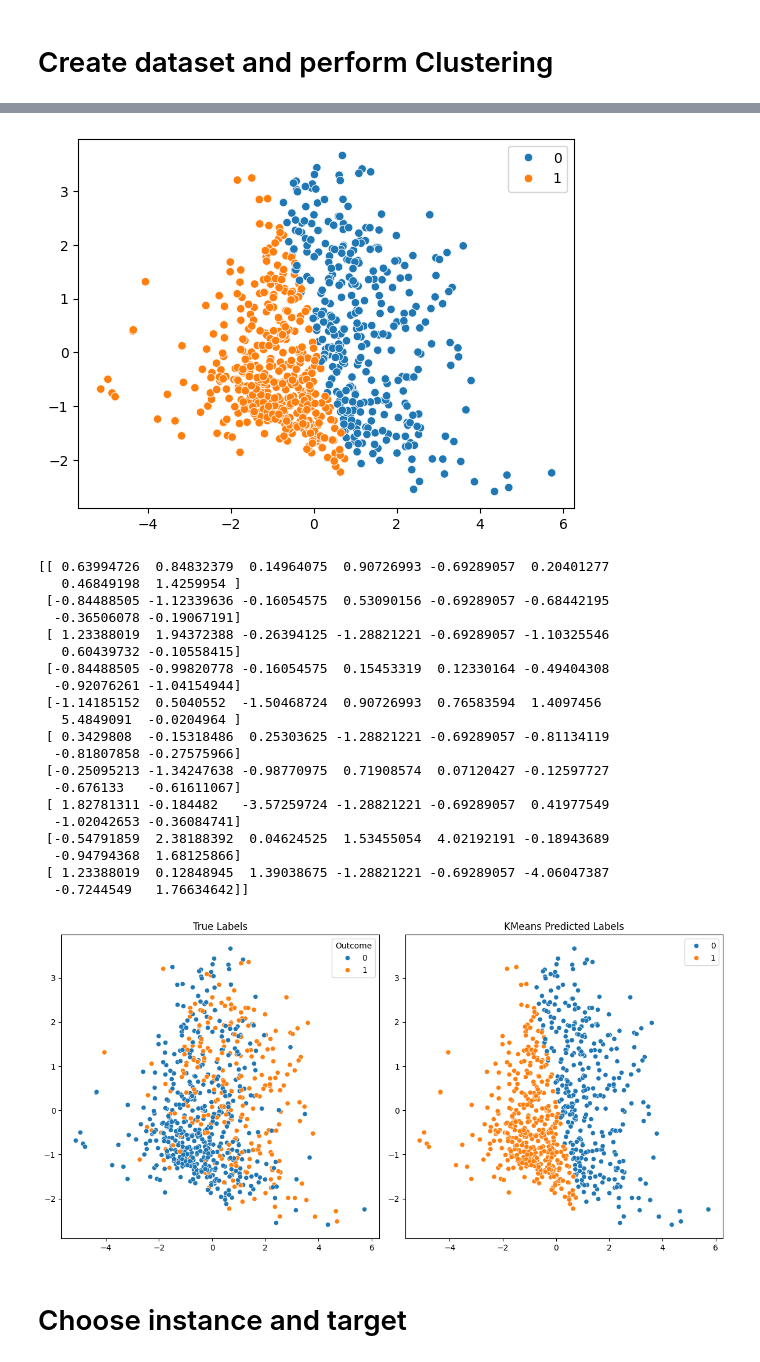
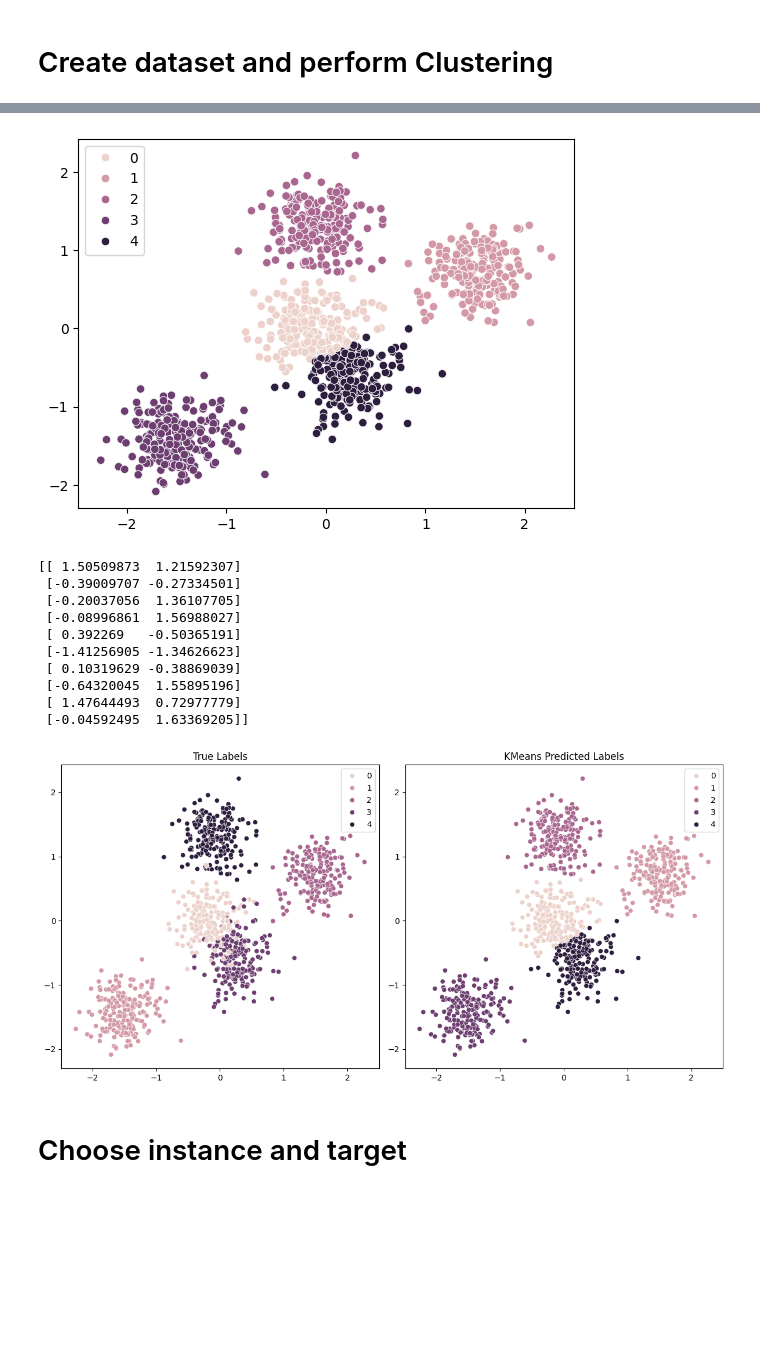
Before and after one commit to jepp3183/Thesis2025, a Jupyter notebook: code/threshold_tree_testing.ipynb, the cells around one changed output, grey strips where cells are left out. Cells and saved outputs as stored; diff of their text form; code cells hidden in the pictures; blank space fills up the shorter version.

```diff
--- a/code/threshold_tree_testing.ipynb
+++ b/code/threshold_tree_testing.ipynb
@@ -32,12 +30,12 @@ The autoreload extension is already loaded. To reload it, use:
 # %%
 dims = 2
-n = 100
-k = 2
-min_impurity_decrease = 0.00001
+n = 1000
+k = 5
+min_impurity_decrease = 0.1
 threshold_change = 0.01
 robustness_factor = 0.7
 
-# X, _y = make_blobs(centers=k, cluster_std=1.2, n_features=dims, n_samples=n)
+X, _y = make_blobs(centers=k, cluster_std=1.4, n_features=dims, n_samples=n)
 # data = load_iris()
 # X, _y = data.data, data.target
 # Normalize data
@@ -50,61 +48,52 @@ centers = model.cluster_centers_
 y = model.predict(X)
 dims = X.shape[1]
 n = X.shape[0]
+k = len(centers)
 
 # plot the clusters
 if dims > 2:
     pca = PCA(n_components=2)
     embed_X = pca.fit_transform(X)
     sns.scatterplot(x=embed_X[:, 0], y=embed_X[:, 1], hue=y, legend='full')
 else:
     sns.scatterplot(x=X[:, 0], y=X[:, 1], hue=y, legend='full')
 plt.show()
 
 print(X[:10])
 
 fig, axes = plt.subplots(1, 2, figsize=(12, 6))
 
 # Plot with true labels
 if dims > 2:
     sns.scatterplot(ax=axes[0], x=embed_X[:, 0], y=embed_X[:, 1], hue=_y, legend='full')
     axes[0].set_title("True Labels")
 else:
     sns.scatterplot(ax=axes[0], x=X[:, 0], y=X[:, 1], hue=_y, legend='full')
     axes[0].set_title("True Labels")
 
 # Plot with KMeans labels
 if dims > 2:
     sns.scatterplot(ax=axes[1], x=embed_X[:, 0], y=embed_X[:, 1], hue=y, legend='full')
     axes[1].set_title("KMeans Predicted Labels")
 else:
     sns.scatterplot(ax=axes[1], x=X[:, 0], y=X[:, 1], hue=y, legend='full')
     axes[1].set_title("KMeans Predicted Labels")
 
 plt.tight_layout()
 plt.show()
 # %% [output]
-[figure, old version]
+[figure, new version]
-[[ 0.63994726  0.84832379  0.14964075  0.90726993 -0.69289057  0.20401277
-   0.46849198  1.4259954 ]
- [-0.84488505 -1.12339636 -0.16054575  0.53090156 -0.69289057 -0.68442195
-  -0.36506078 -0.19067191]
- [ 1.23388019  1.94372388 -0.26394125 -1.28821221 -0.69289057 -1.10325546
-   0.60439732 -0.10558415]
- [-0.84488505 -0.99820778 -0.16054575  0.15453319  0.12330164 -0.49404308
-  -0.92076261 -1.04154944]
- [-1.14185152  0.5040552  -1.50468724  0.90726993  0.76583594  1.4097456
-   5.4849091  -0.0204964 ]
- [ 0.3429808  -0.15318486  0.25303625 -1.28821221 -0.69289057 -0.81134119
-  -0.81807858 -0.27575966]
- [-0.25095213 -1.34247638 -0.98770975  0.71908574  0.07120427 -0.12597727
-  -0.676133   -0.61611067]
- [ 1.82781311 -0.184482   -3.57259724 -1.28821221 -0.69289057  0.41977549
-  -1.02042653 -0.36084741]
- [-0.54791859  2.38188392  0.04624525  1.53455054  4.02192191 -0.18943689
-  -0.94794368  1.68125866]
- [ 1.23388019  0.12848945  1.39038675 -1.28821221 -0.69289057 -4.06047387
-  -0.7244549   1.76634642]]
+[[ 1.50509873  1.21592307]
+ [-0.39009707 -0.27334501]
+ [-0.20037056  1.36107705]
+ [-0.08996861  1.56988027]
+ [ 0.392269   -0.50365191]
+ [-1.41256905 -1.34626623]
+ [ 0.10319629 -0.38869039]
+ [-0.64320045  1.55895196]
+ [ 1.47644493  0.72977779]
+ [-0.04592495  1.63369205]]
-[figure, old version]
+[figure, new version]
 # %% [markdown]
 # Choose instance and target
 # %%
```
Also changed, not shown: parts of 4 cells of this notebook, 2 other files.
